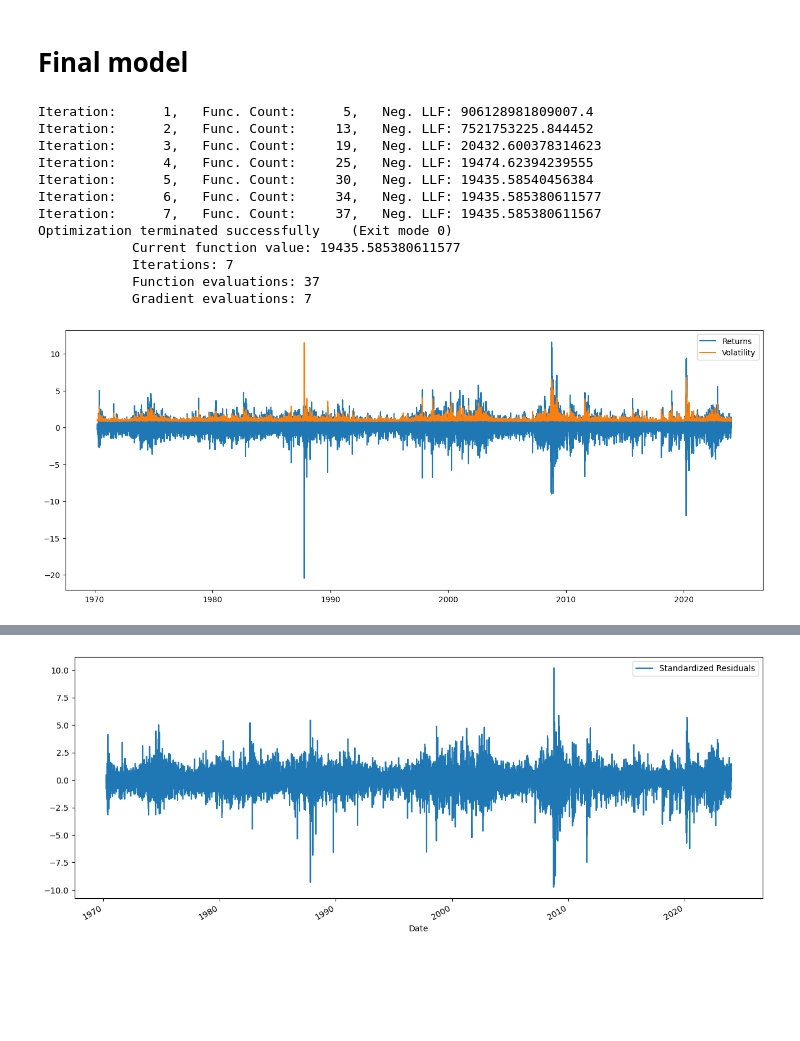
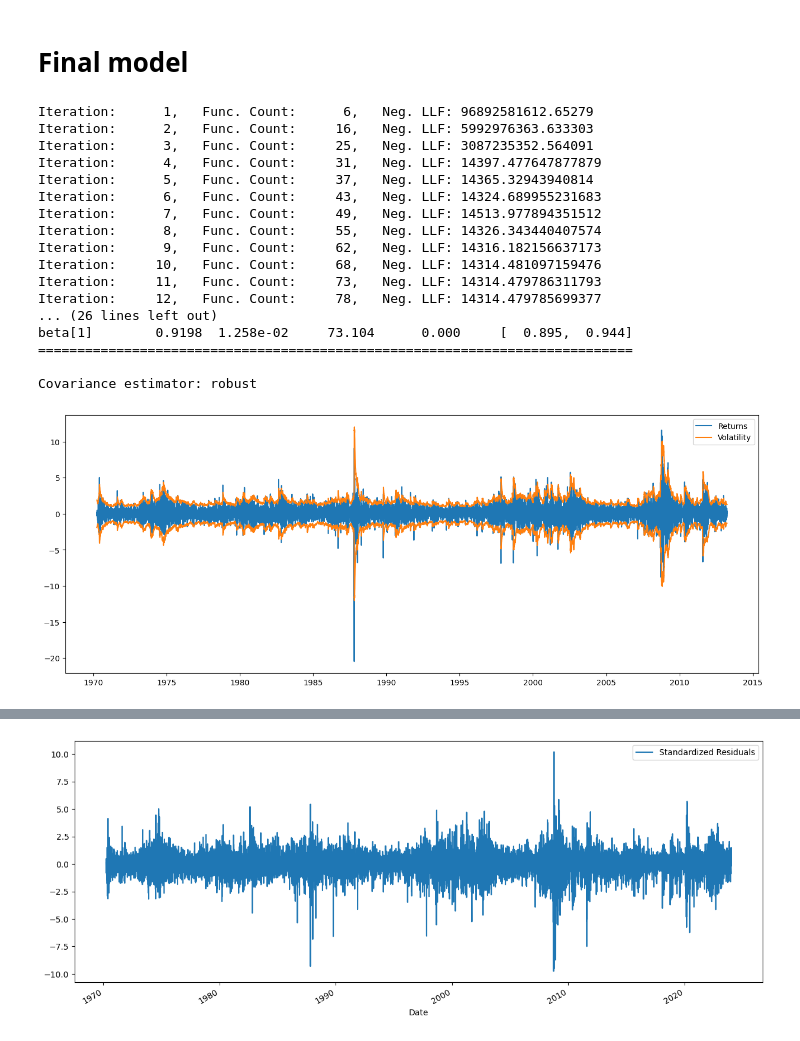
Before and after one commit to TheNoobGoda/time_series_project, a Jupyter notebook: yahoo_stock.ipynb, the cells around one changed output, grey strips where cells are left out. Saved outputs shown, nothing was run; the diff lists cells and outputs as text; code cells hidden in the pictures; blank space fills up the shorter version.

Commit message:
still modeling

```diff
--- a/yahoo_stock.ipynb
+++ b/yahoo_stock.ipynb
@@ -475,25 +525,32 @@ data_train = returns.iloc[:cutoff_test]
 data_test = returns.iloc[cutoff_test:]
 # %%
 model_garch = arch_model(data_train,vol="GARCH",p=1,q=1)
-result = model.fit()
+result = model_garch.fit()
+print(result.summary())
 # %% [output]
-Iteration:      1,   Func. Count:      5,   Neg. LLF: 906128981809007.4
-Iteration:      2,   Func. Count:     13,   Neg. LLF: 7521753225.844452
-Iteration:      3,   Func. Count:     19,   Neg. LLF: 20432.600378314623
-Iteration:      4,   Func. Count:     25,   Neg. LLF: 19474.62394239555
-Iteration:      5,   Func. Count:     30,   Neg. LLF: 19435.58540456384
-Iteration:      6,   Func. Count:     34,   Neg. LLF: 19435.585380611577
-Iteration:      7,   Func. Count:     37,   Neg. LLF: 19435.585380611567
-Optimization terminated successfully    (Exit mode 0)
-            Current function value: 19435.585380611577
-            Iterations: 7
-            Function evaluations: 37
-            Gradient evaluations: 7
+Iteration:      1,   Func. Count:      6,   Neg. LLF: 96892581612.65279
+Iteration:      2,   Func. Count:     16,   Neg. LLF: 5992976363.633303
+Iteration:      3,   Func. Count:     25,   Neg. LLF: 3087235352.564091
+Iteration:      4,   Func. Count:     31,   Neg. LLF: 14397.477647877879
+Iteration:      5,   Func. Count:     37,   Neg. LLF: 14365.32943940814
+Iteration:      6,   Func. Count:     43,   Neg. LLF: 14324.689955231683
+Iteration:      7,   Func. Count:     49,   Neg. LLF: 14513.977894351512
+Iteration:      8,   Func. Count:     55,   Neg. LLF: 14326.343440407574
+Iteration:      9,   Func. Count:     62,   Neg. LLF: 14316.182156637173
+Iteration:     10,   Func. Count:     68,   Neg. LLF: 14314.481097159476
+Iteration:     11,   Func. Count:     73,   Neg. LLF: 14314.479786311793
+Iteration:     12,   Func. Count:     78,   Neg. LLF: 14314.479785699377
+... (26 lines left out)
+beta[1]        0.9198  1.258e-02     73.104      0.000     [  0.895,  0.944]
+============================================================================
+
+Covariance estimator: robust
 # %%
 plt.figure(figsize=(16, 6))
-plt.plot(returns, label='Returns')
-plt.plot(result.conditional_volatility, label='Volatility')
+plt.plot(data_train, label='Returns')
+plt.plot(result.conditional_volatility * 2, label='Volatility',color = 'C1')
+plt.plot(result.conditional_volatility * -2,color = 'C1')
 plt.legend()
 plt.show()
 # %% [output]
-[figure, old version]
+[figure, new version]
```
Also changed, not shown: parts of 12 cells of this notebook, 1 other file.
